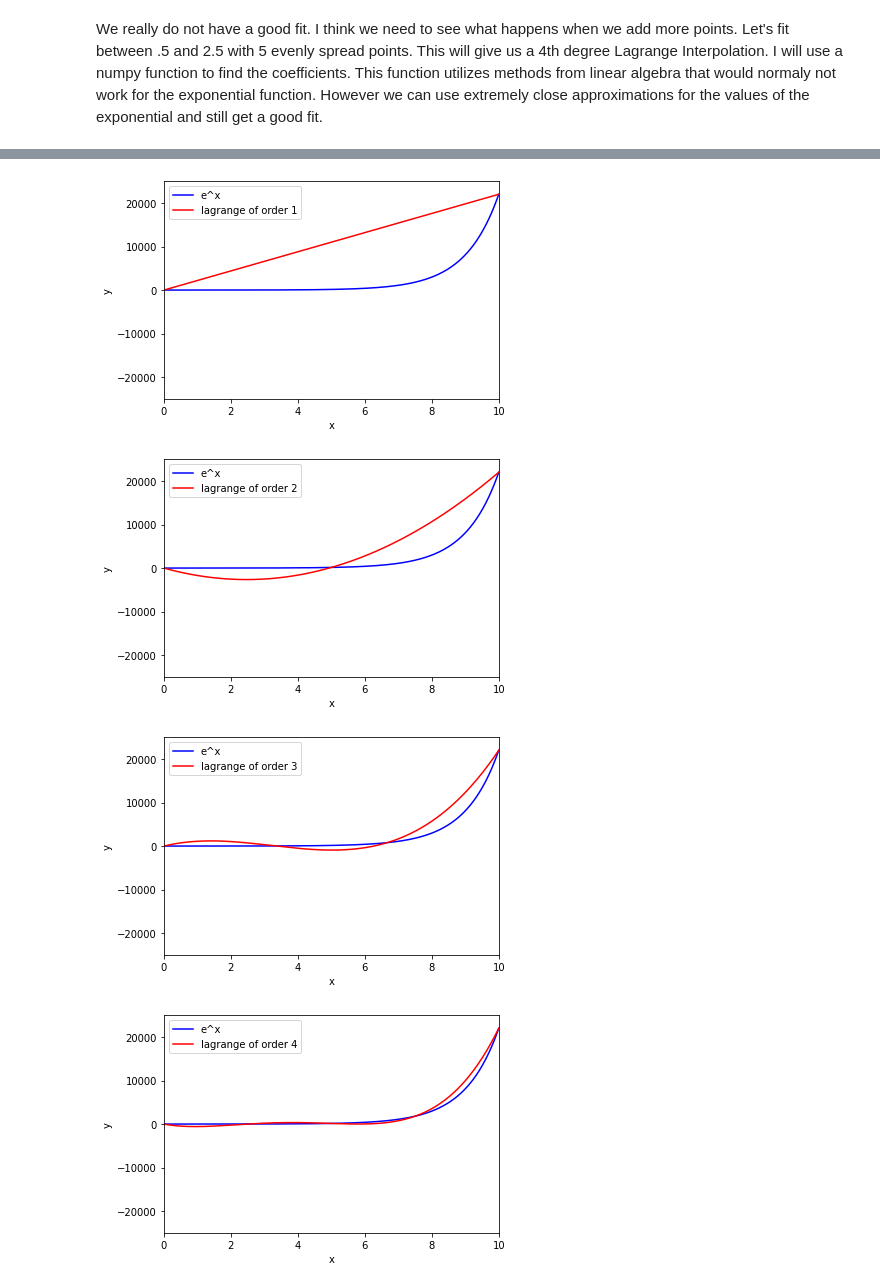
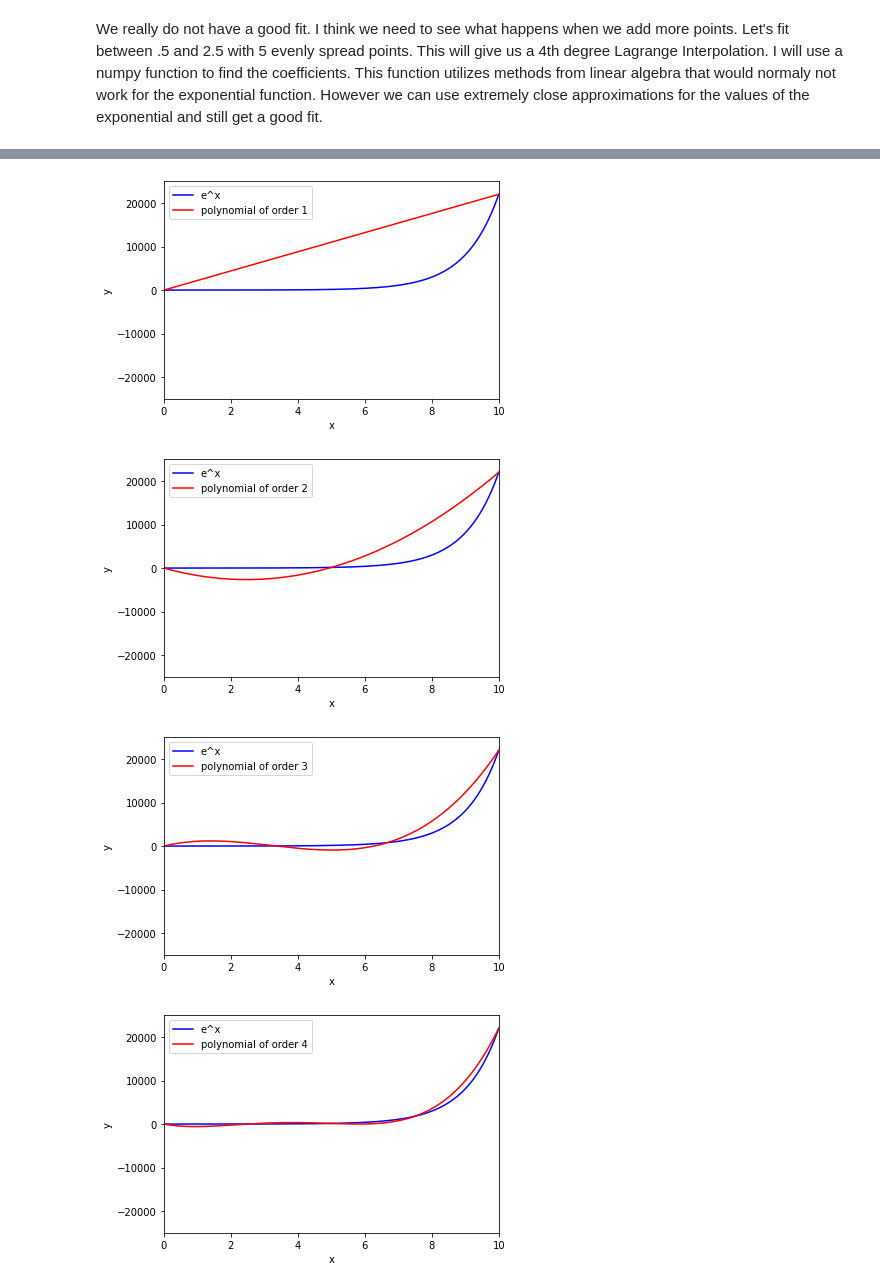
Before and after one commit to BrendenLatham/Numerical-Analysis, a Jupyter notebook: derivatives_project.ipynb, the cells around one changed output, grey strips where cells are left out. Drawn from its saved outputs; the diff is of its cells as text; code cells hidden in the pictures.

```diff
--- a/derivatives_project.ipynb
+++ b/derivatives_project.ipynb
@@ -176,7 +261,7 @@ t_vals = np.array([[1,.5,.25,.125,.0625],[1,1,1,1,1],[1,1.5,1.25,1.875,2.8125],[
 d_vals = np.array([np.exp(.5),np.exp(1),np.exp(1.5),np.exp(2),np.exp(2.5)])
 coefficients = np.linalg.inv(t_vals).dot(d_vals)
 # %%
-def euler_lagrange_4(t):
+def direct_fit_4(t):
   value = 0
   exp = 0
   for c in coefficients:
@@ -186,10 +271,10 @@ def euler_lagrange_4(t):
 # %%
 x = np.linspace(0, 3, 1000)
 y=g(x)
-y_lagrange = euler_lagrange_4(x)
+y_direct = direct_fit_4(x)
 
 plt.plot(x, y, label='e^x',color='blue')
-plt.plot(x, y_lagrange, label='4th order lagrange',color='red')
+plt.plot(x, y_direct, label='4th order polynomial',color='red')
 plt.legend()
 plt.xlabel('x')
 plt.ylabel('y')
@@ -214,7 +299,7 @@ def coefficients_n(start,stop,count):
     d_vals.append(np.exp(i))
   return(np.linalg.inv(t_vals).dot(d_vals))
 
-def nth_lagrange(coefficients,t):
+def nth_polynomial(coefficients,t):
   value = 0
   exp = 0
   for c in coefficients:
@@ -224,20 +309,20 @@ def nth_lagrange(coefficients,t):
 # %%
 for i in range(2,8,1) :
   x = np.linspace(0, 10, 1000)
   y=g(x)
-  y_taylor = nth_lagrange(coefficients_n(0,10,i),x)
-  Label = "lagrange of order "+str(i-1)
+  y_direct = nth_polynomial(coefficients_n(0,10,i),x)
+  Label = "polynomial of order "+str(i-1)
 
   plt.plot(x, y, label='e^x',color='blue')
-  plt.plot(x, y_taylor, label=Label,color='red')
+  plt.plot(x, y_direct, label=Label,color='red')
   plt.legend()
   plt.xlabel('x')
   plt.ylabel('y')
   plt.xlim([0,10])
   plt.ylim([-25000,25000])
   plt.show()
 # %% [output]
-[figure, old version]
+[figure, new version]
-[figure, old version]
+[figure, new version]
-[figure, old version]
+[figure, new version]
-[figure, old version]
+[figure, new version]
```
Also changed, not shown: parts of 29 cells of this notebook.
